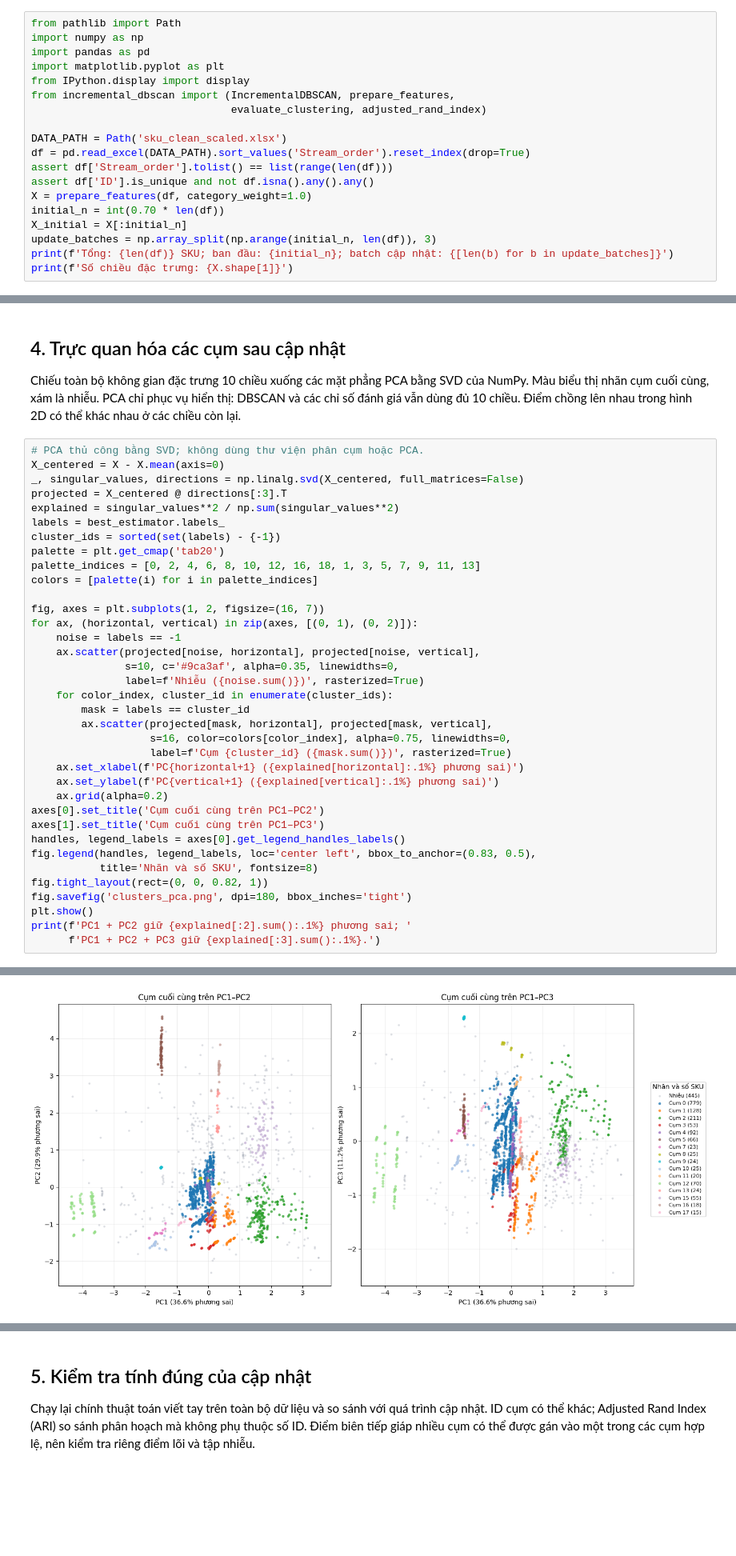
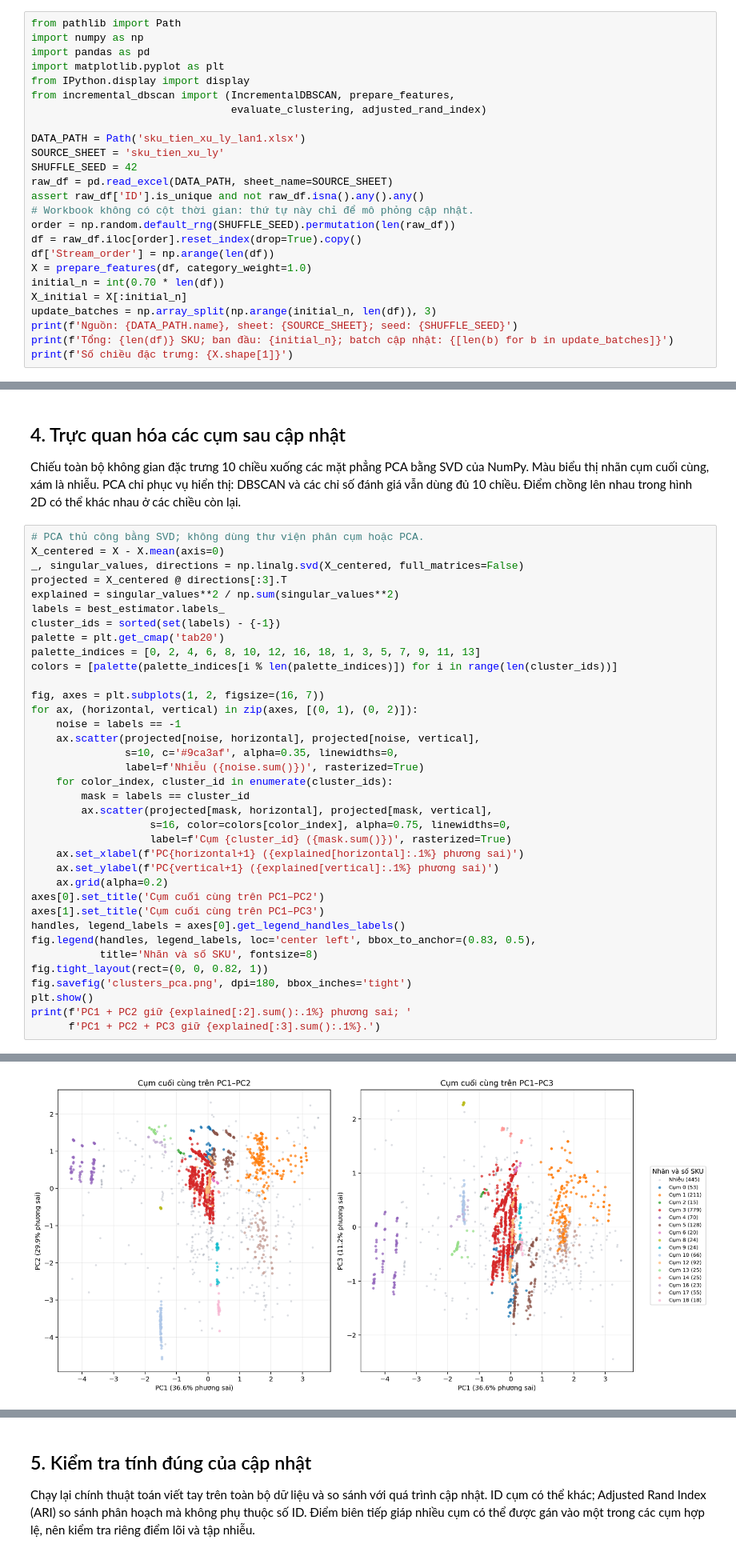
Before and after one commit to Tasta299/ML_CK, a Jupyter notebook: Incremental_DBSCAN.ipynb, the cells around one changed output, grey strips where cells are left out. Shown at 80% size. Cells and saved outputs as stored; diff of their text form; blank space fills up the shorter version.

Commit message:
update data

```diff
--- a/Incremental_DBSCAN.ipynb
+++ b/Incremental_DBSCAN.ipynb
@@ -13,14 +15,20 @@ from IPython.display import display
 from incremental_dbscan import (IncrementalDBSCAN, prepare_features,
                                 evaluate_clustering, adjusted_rand_index)
 
-DATA_PATH = Path('sku_clean_scaled.xlsx')
-df = pd.read_excel(DATA_PATH).sort_values('Stream_order').reset_index(drop=True)
-assert df['Stream_order'].tolist() == list(range(len(df)))
-assert df['ID'].is_unique and not df.isna().any().any()
+DATA_PATH = Path('sku_tien_xu_ly_lan1.xlsx')
+SOURCE_SHEET = 'sku_tien_xu_ly'
+SHUFFLE_SEED = 42
+raw_df = pd.read_excel(DATA_PATH, sheet_name=SOURCE_SHEET)
+assert raw_df['ID'].is_unique and not raw_df.isna().any().any()
+# Workbook không có cột thời gian: thứ tự này chỉ để mô phỏng cập nhật.
+order = np.random.default_rng(SHUFFLE_SEED).permutation(len(raw_df))
+df = raw_df.iloc[order].reset_index(drop=True).copy()
+df['Stream_order'] = np.arange(len(df))
 X = prepare_features(df, category_weight=1.0)
 initial_n = int(0.70 * len(df))
 X_initial = X[:initial_n]
 update_batches = np.array_split(np.arange(initial_n, len(df)), 3)
+print(f'Nguồn: {DATA_PATH.name}, sheet: {SOURCE_SHEET}; seed: {SHUFFLE_SEED}')
 print(f'Tổng: {len(df)} SKU; ban đầu: {initial_n}; batch cập nhật: {[len(b) for b in update_batches]}')
 print(f'Số chiều đặc trưng: {X.shape[1]}')
 # %% [output]
@@ -179,7 +194,7 @@ labels = best_estimator.labels_
 cluster_ids = sorted(set(labels) - {-1})
 palette = plt.get_cmap('tab20')
 palette_indices = [0, 2, 4, 6, 8, 10, 12, 16, 18, 1, 3, 5, 7, 9, 11, 13]
-colors = [palette(i) for i in palette_indices]
+colors = [palette(palette_indices[i % len(palette_indices)]) for i in range(len(cluster_ids))]
 
 fig, axes = plt.subplots(1, 2, figsize=(16, 7))
 for ax, (horizontal, vertical) in zip(axes, [(0, 1), (0, 2)]):
@@ -209 +225 @@ print(f'PC1 + PC2 giữ {explained[:2].sum():.1%} phương sai; '
-[figure, old version]
+[figure, new version]
```
Also changed, not shown: parts of 10 cells of this notebook, 7 other files.
